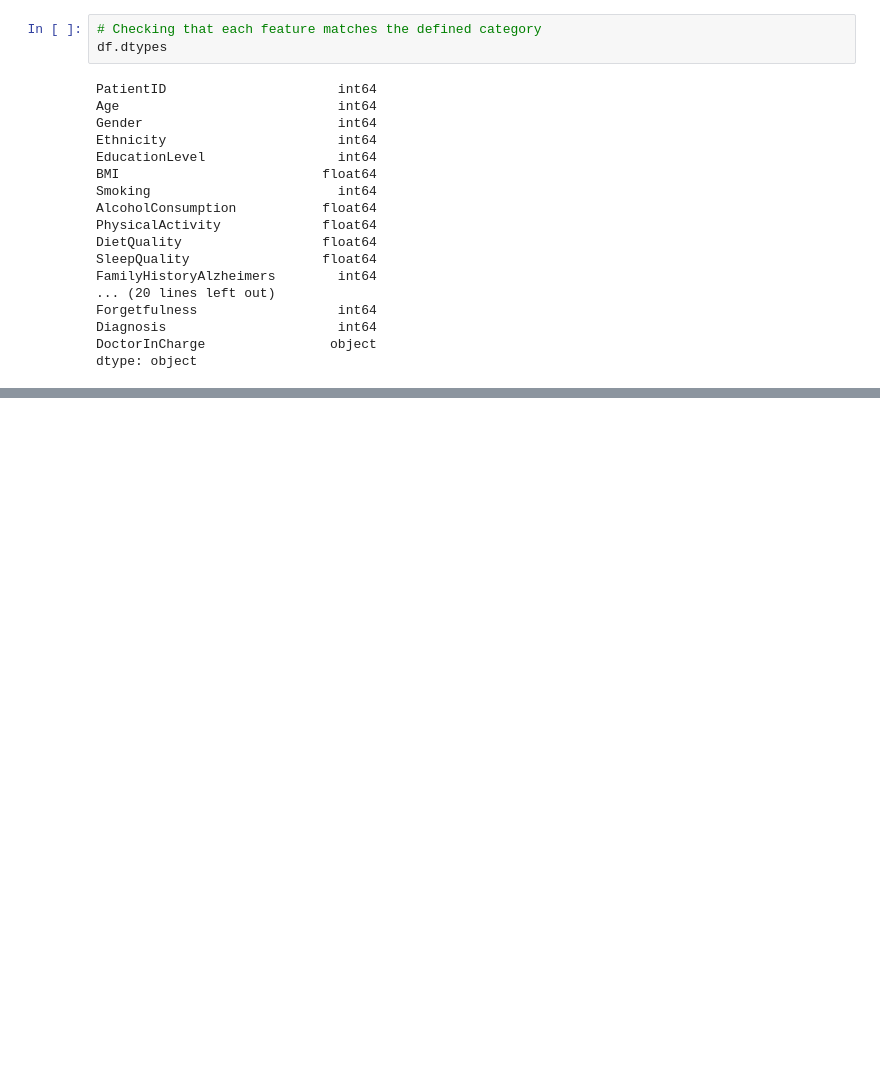
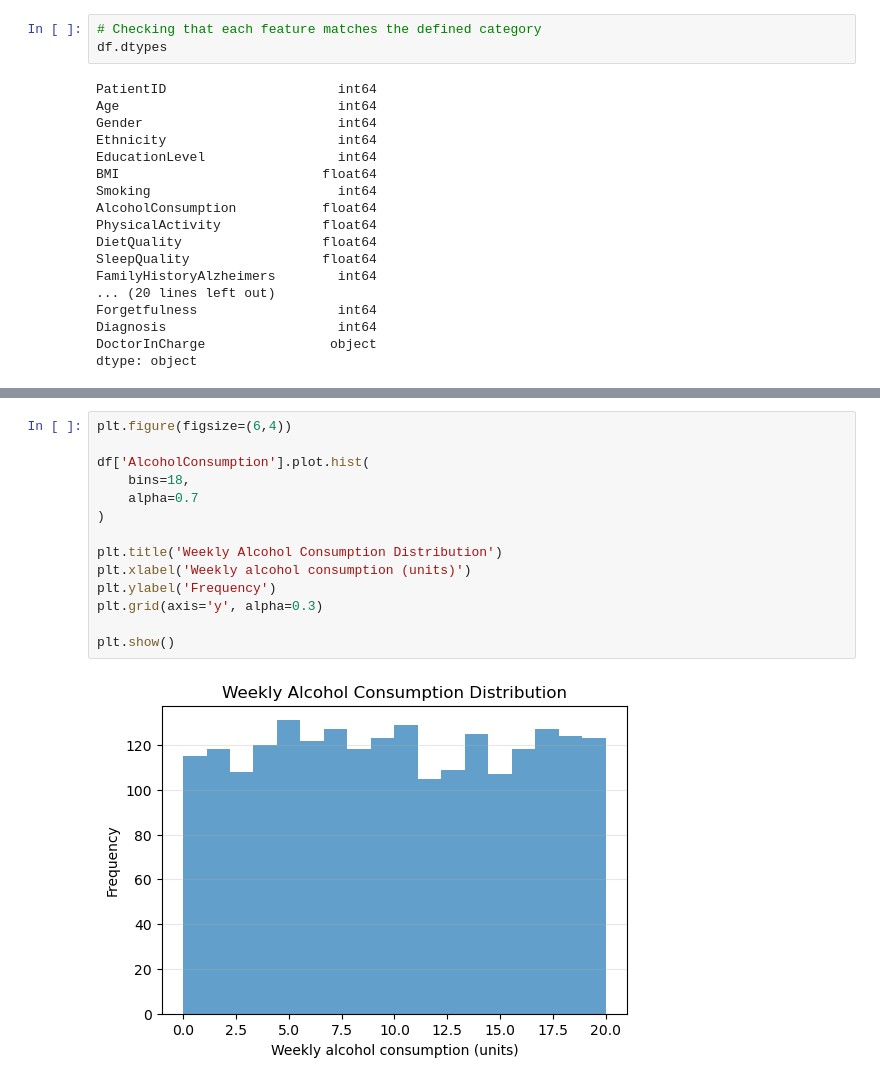
Before and after one commit to shaharberkovich/DataMining_shahar_hila_shir, a Jupyter notebook: AlzheimersProject.ipynb, the cells around one changed output, grey strips where cells are left out. Drawn from its saved outputs; the diff is of its cells as text; blank space fills up the shorter version.

```diff
--- a/AlzheimersProject.ipynb
+++ b/AlzheimersProject.ipynb
@@ -116,0 +140,16 @@ df = df.drop(columns=['PatientID', 'DoctorInCharge'])
+# %%
+plt.figure(figsize=(6,4))
+
+df['AlcoholConsumption'].plot.hist(
+    bins=18,
+    alpha=0.7
+)
+
+plt.title('Weekly Alcohol Consumption Distribution')
+plt.xlabel('Weekly alcohol consumption (units)')
+plt.ylabel('Frequency')
+plt.grid(axis='y', alpha=0.3)
+
+plt.show()
+# %% [output]
+[figure, added]
```
Also changed, not shown: parts of 17 cells of this notebook.
